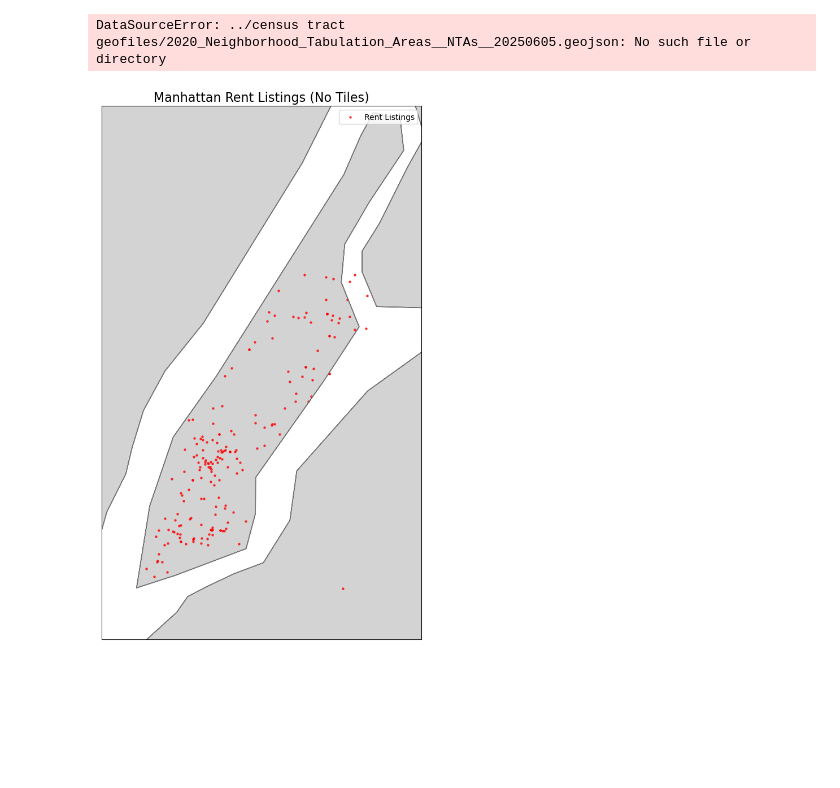
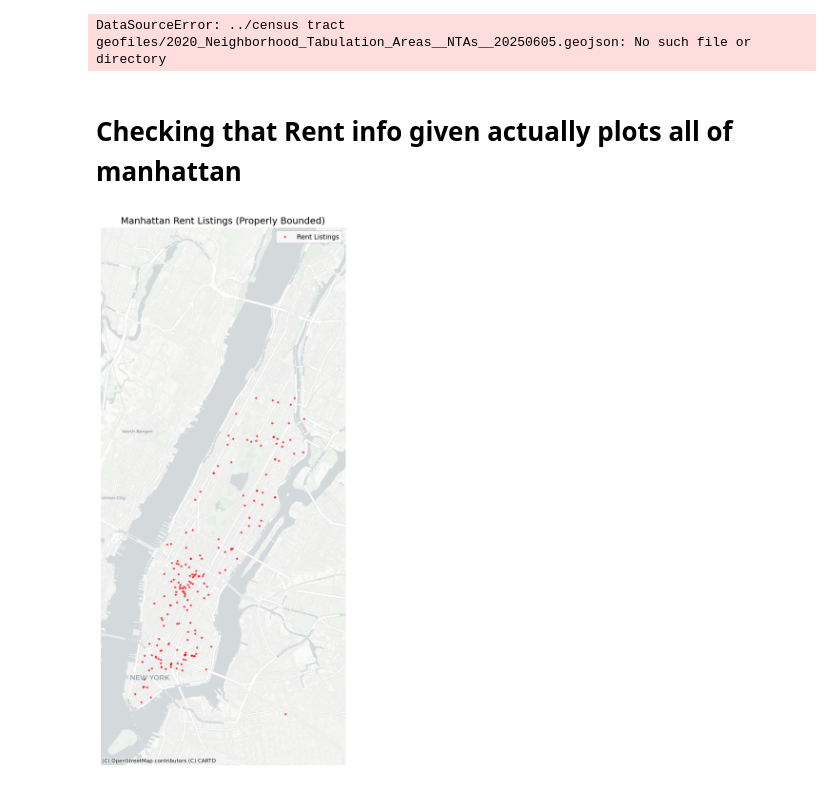
Before and after one commit to bigburko/nyc-busyness, a Jupyter notebook: etl/rent_score/rent_score copy.ipynb, the cells around one changed output. Drawn from its saved outputs; the diff is of its cells as text; code cells hidden in the pictures; blank space fills up the shorter version.

```diff
--- a/etl/rent_score/rent_score copy.ipynb
+++ b/etl/rent_score/rent_score copy.ipynb
@@ -934,52 +934,61 @@ tract_scores.to_csv("rent_scores_with_avg_rent.csv", index=False)
 print(f"✅ Saved 'rent_scores_with_avg_rent.csv' using NTA-based aggregation with shape: {tract_scores.shape}")
 # %% [output]
 DataSourceError: ../census tract geofiles/2020_Neighborhood_Tabulation_Areas__NTAs__20250605.geojson: No such file or directory
+# %% [markdown]
+# Checking that Rent info given actually plots all of manhattan
 # %%
 import pandas as pd
 import geopandas as gpd
 import matplotlib.pyplot as plt
-import cartopy.crs as ccrs
-import cartopy.feature as cfeature
-from shapely.geometry import Point
+import contextily as cx
+from shapely.geometry import Point, box
 
-# Load listings
+# -----------------------------------------
+# 1. Load and clean rent listings
+# -----------------------------------------
 listings = pd.read_csv("manhattan_listings_with_coordinates.csv")
-listings = listings.dropna(subset=["longitude", "latitude"])
-listings = listings[(listings["longitude"] < -73) & (listings["latitude"] > 40)]
 
-# Convert to GeoDataFrame
-geometry = [Point(xy) for xy in zip(listings["longitude"], listings["latitude"])]
-gdf_listings = gpd.GeoDataFrame(listings, geometry=geometry, crs="EPSG:4326")
-
-# Manhattan bounding box
+# Manhattan lat/lon bounding box (WGS84)
 min_lon, max_lon = -74.03, -73.91
 min_lat, max_lat = 40.68, 40.88
 
-# Plot
-fig = plt.figure(figsize=(10, 10))
-ax = plt.axes(projection=ccrs.PlateCarree())
-ax.set_extent([min_lon, max_lon, min_lat, max_lat], crs=ccrs.PlateCarree())
+# Filter obviously bad points
+listings = listings.dropna(subset=["longitude", "latitude"])
+listings = listings[
+    listings["longitude"].between(min_lon, max_lon) &
+    listings["latitude"].between(min_lat, max_lat)
+]
 
-# Add basic features
-ax.add_feature(cfeature.LAND, facecolor='lightgray')
-ax.add_feature(cfeature.BORDERS, linestyle=':')
-ax.add_feature(cfeature.COASTLINE)
-ax.add_feature(cfeature.STATES, edgecolor='gray')
+# -----------------------------------------
+# 2. Create GeoDataFrame and project
+# -----------------------------------------
+geometry = [Point(xy) for xy in zip(listings["longitude"], listings["latitude"])]
+gdf = gpd.GeoDataFrame(listings, geometry=geometry, crs="EPSG:4326")
+gdf = gdf.to_crs(epsg=3857)
 
-# Plot listings
-ax.scatter(
-    gdf_listings["longitude"],
-    gdf_listings["latitude"],
-    color='red',
-    s=5,
-    alpha=0.7,
-    transform=ccrs.PlateCarree(),
-    label='Rent Listings'
-)
+# Define bounding box in WGS84 then convert
+bbox = box(min_lon, min_lat, max_lon, max_lat)
+bbox_gdf = gpd.GeoSeries([bbox], crs="EPSG:4326").to_crs(epsg=3857)
+xmin, ymin, xmax, ymax = bbox_gdf.total_bounds
 
-plt.title("Manhattan Rent Listings (No Tiles)", fontsize=16)
-plt.legend()
+# -----------------------------------------
+# 3. Plot
+# -----------------------------------------
+fig, ax = plt.subplots(figsize=(10, 12))
+gdf.plot(ax=ax, markersize=5, color='red', alpha=0.6, label="Rent Listings")
+
+# Set exact extent to Manhattan
+ax.set_xlim(xmin, xmax)
+ax.set_ylim(ymin, ymax)
+
+# Add clean basemap
+cx.add_basemap(ax, source=cx.providers.CartoDB.Positron, zoom=13)
+
+# Final polish
+ax.axis('off')
+ax.legend()
+plt.title("Manhattan Rent Listings (Properly Bounded)", fontsize=14)
 plt.tight_layout()
 plt.show()
 # %% [output]
-[figure, old version]
+[figure, new version]
```
